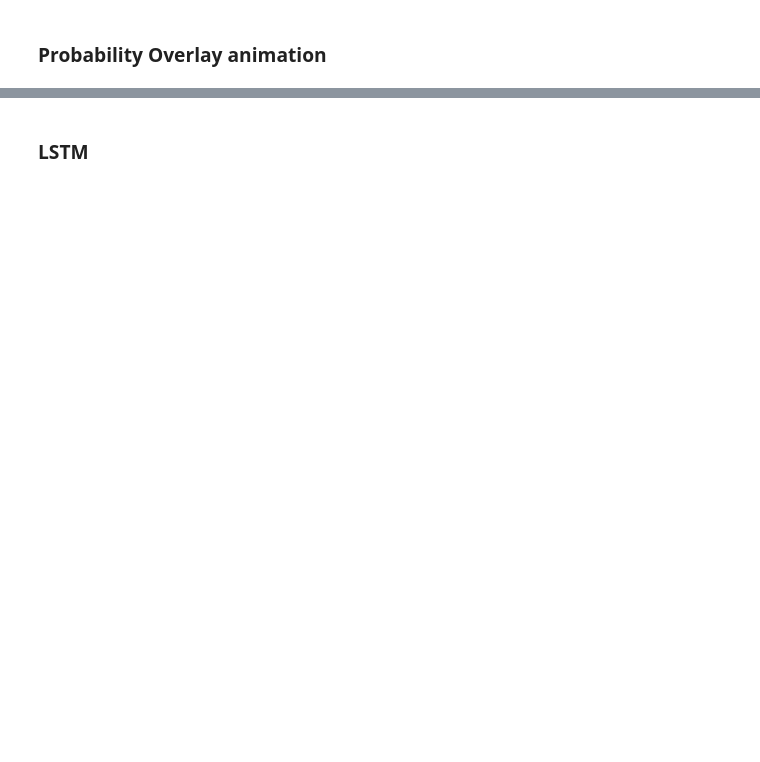
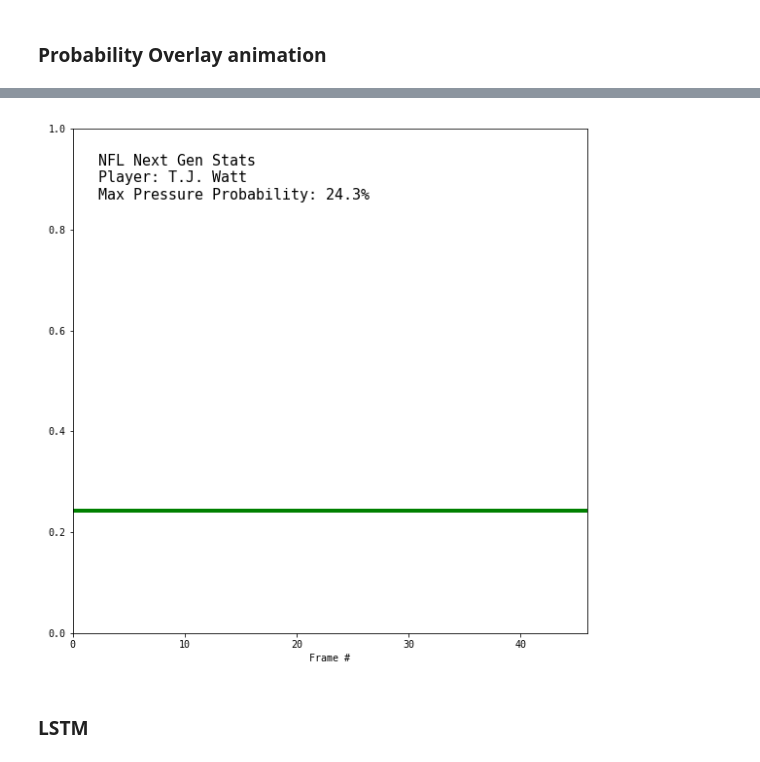
Before and after one commit to jskaza/nfl-big-data-bowl-2023, a Jupyter notebook: sack_probability_models_with_animation.ipynb, the cells around one changed output, grey strips where cells are left out. Saved outputs shown, nothing was run; the diff lists cells and outputs as text; code cells hidden in the pictures; blank space fills up the shorter version.

```diff
--- a/sack_probability_models_with_animation.ipynb
+++ b/sack_probability_models_with_animation.ipynb
@@ -265,3 +382,64 @@ Image('rush.gif')
+# %%
+# pressure probability animation with max line
+lim_x = len(watt_probs) - 1
+lim_y = 1
+plt.rcParams["figure.figsize"] = [8, 8]
+plt.rcParams["figure.autolayout"] = True
+fig, ax = plt.subplots()
+ax.set_xlim(0,lim_x)
+ax.set_ylim(0,lim_y)
+ax.set_facecolor('w')
+ax.set_xlabel('Frame #')
+#ax.set_ylabel('Pressure Probability')
+
+
+line_prob, = ax.plot([],[], 'black', lw=2)
+line_max, = ax.plot([],[], 'g', lw=4)
+label = ax.text(lim_x*0.05, 0.95, "", ha='left', va='top', fontsize=15)
+
+max_prob_frame = np.argmax(watt_probs)
+
+def animate(i):
+
+
+
+    line_prob.set_xdata(np.arange(1,i + 1))
+    line_prob.set_ydata(watt_probs[:i])
+    line_max.set_xdata([0,lim_x])
+    if i >= max_prob_frame:
+      prob_text = round(max(watt_probs) * 100, 1)
+
+      line_max.set_ydata([max(watt_probs),max(watt_probs)])
+
+      if watt_probs[max_prob_frame] < 0.4:
+        line_max.set_color('g')
+      elif watt_probs[max_prob_frame] >= 0.4 and watt_probs[max_prob_frame] < 0.6:
+        line_max.set_color('y')
+      else:
+        line_max.set_color('r')
+
+    else:
+      prob_text = round(watt_probs[i] * 100, 1)
+      line_max.set_ydata([watt_probs[i],watt_probs[i]])
+
+      if watt_probs[i] < 0.4:
+        line_max.set_color('g')
+      elif watt_probs[i] >= 0.4 and watt_probs[i] < 0.6:
+        line_max.set_color('y')
+      else:
+        line_max.set_color('r')
+
+    label.set_text(f"""NFL Next Gen Stats
+Player: T.J. Watt
+Max Pressure Probability: {prob_text}%""")
+
+ani = animation.FuncAnimation(fig, animate, frames=len(watt_probs))
+
+ani.save('prob_bar.gif',fps=10, writer = 'imagemagick')
+plt.close(fig)
+Image('prob_bar.gif')
+# %% [output]
+[figure, added]
 # %% [markdown]
 ### LSTM
 # %%
```
Also changed, not shown: parts of 13 cells of this notebook.
